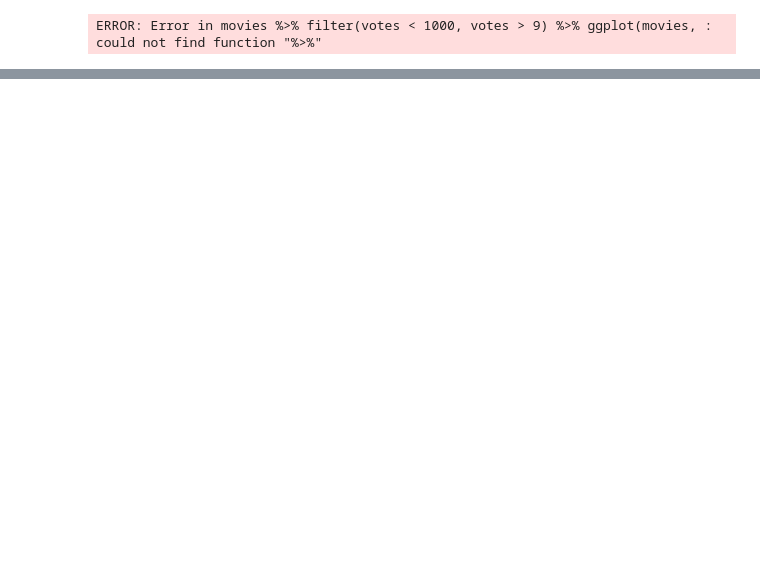
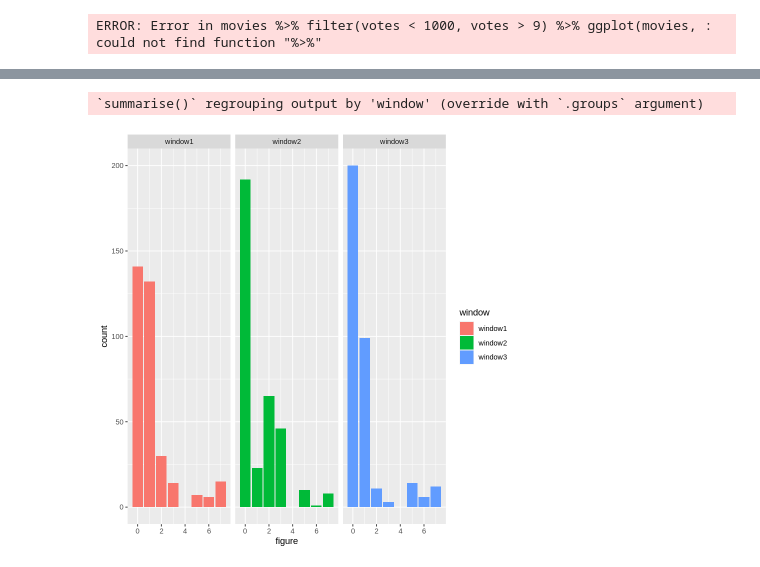
Before and after one commit to Skalas/Matematicas-computacionales-fall2020, a Jupyter notebook: alumnos/anacris2802/R_Visualizacion.ipynb, the cells around one changed output, grey strips where cells are left out. Drawn from its saved outputs; the diff is of its cells as text; code cells hidden in the pictures; blank space fills up the shorter version.

```diff
--- a/alumnos/anacris2802/R_Visualizacion.ipynb
+++ b/alumnos/anacris2802/R_Visualizacion.ipynb
@@ -160,0 +187,13 @@ ERROR: Error in movies %>% filter(votes < 1000, votes > 9) %>% ggplot(movies, :
+# %%
+library(dplyr)
+library(ggplot2)
+library(tidyr)
+
+vlt %>%
+    pivot_longer(cols=starts_with('window'), names_to="window", values_to="figure")%>%
+    group_by(window, figure)%>%
+    summarise(n=n())%>%
+    ggplot(aes(x=figure,weight=n,fill=window,color=figure))+facet_wrap(~window)+geom_bar()
+# %% [output]
+`summarise()` regrouping output by 'window' (override with `.groups` argument)
+[figure, added]
```
Also changed, not shown: parts of 8 cells of this notebook.
